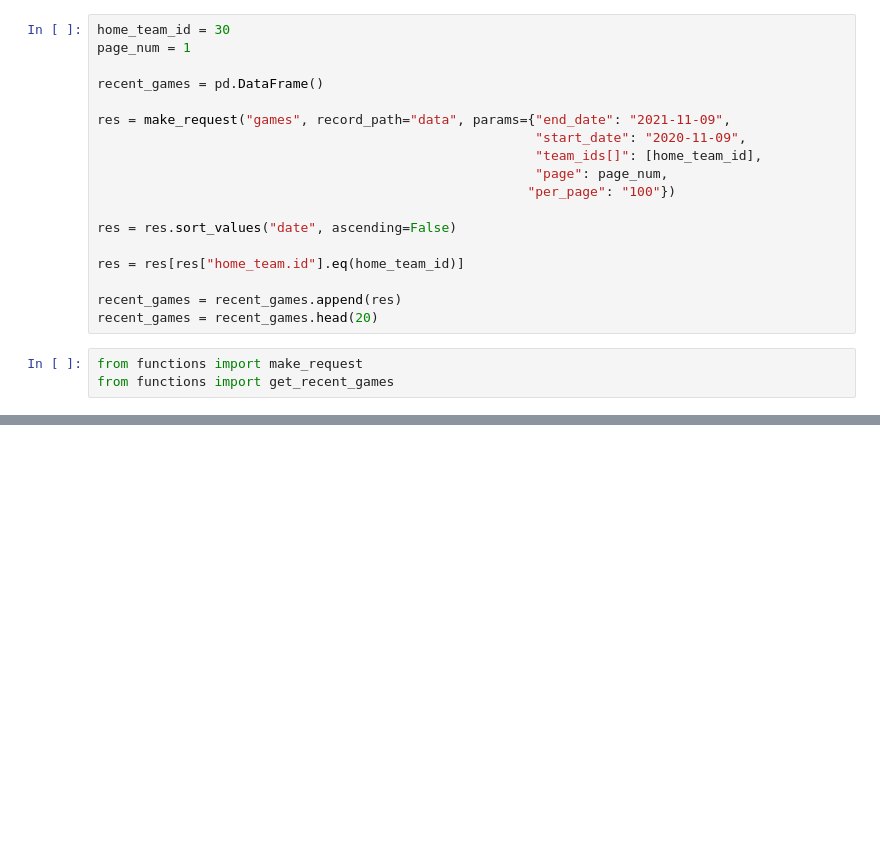
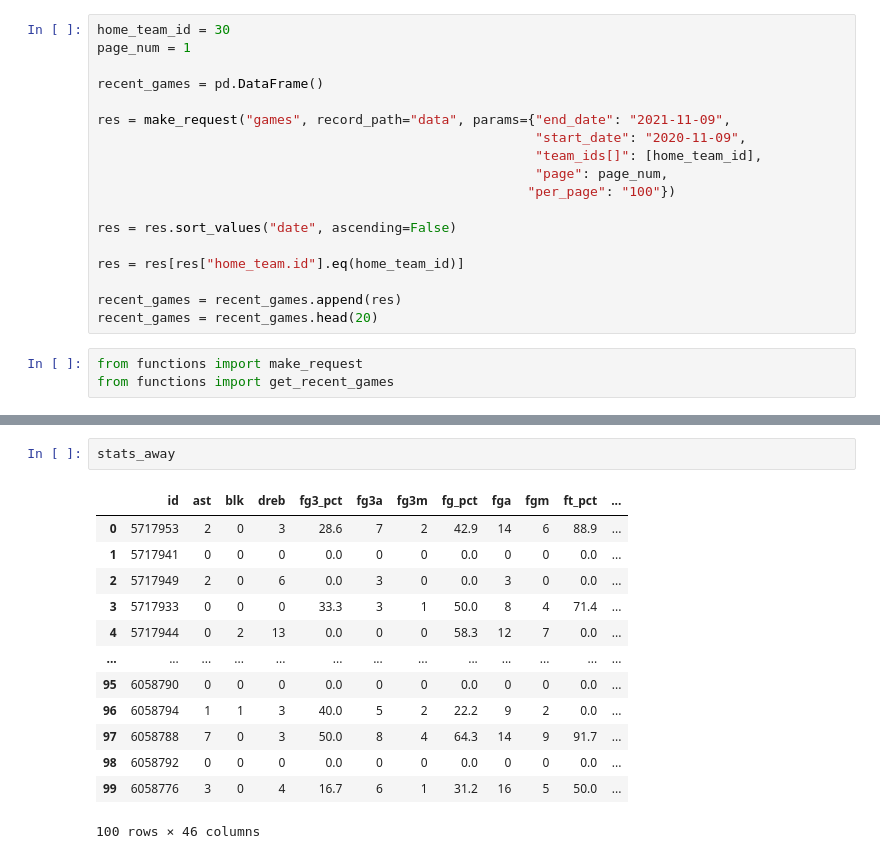
Before and after one commit to ZacharyArgentin/Predicting_NBA_Results, a Jupyter notebook: 5_API.ipynb, the cells around one changed output, grey strips where cells are left out. Saved outputs shown, nothing was run; the diff lists cells and outputs as text; blank space fills up the shorter version.

```diff
--- a/5_API.ipynb
+++ b/5_API.ipynb
@@ -65,0 +190,16 @@ def get_stats(game_ids_home, game_ids_away):
+# %%
+stats_away
+# %% [output]
+|  | id | ast | blk | dreb | fg3_pct | fg3a | fg3m | fg_pct | fga | fgm | ft_pct | ... |
+| 0 | 5717953 | 2 | 0 | 3 | 28.6 | 7 | 2 | 42.9 | 14 | 6 | 88.9 | ... |
+| 1 | 5717941 | 0 | 0 | 0 | 0.0 | 0 | 0 | 0.0 | 0 | 0 | 0.0 | ... |
+| 2 | 5717949 | 2 | 0 | 6 | 0.0 | 3 | 0 | 0.0 | 3 | 0 | 0.0 | ... |
+| 3 | 5717933 | 0 | 0 | 0 | 33.3 | 3 | 1 | 50.0 | 8 | 4 | 71.4 | ... |
+| 4 | 5717944 | 0 | 2 | 13 | 0.0 | 0 | 0 | 58.3 | 12 | 7 | 0.0 | ... |
+| ... | ... | ... | ... | ... | ... | ... | ... | ... | ... | ... | ... | ... |
+| 95 | 6058790 | 0 | 0 | 0 | 0.0 | 0 | 0 | 0.0 | 0 | 0 | 0.0 | ... |
+| 96 | 6058794 | 1 | 1 | 3 | 40.0 | 5 | 2 | 22.2 | 9 | 2 | 0.0 | ... |
+| 97 | 6058788 | 7 | 0 | 3 | 50.0 | 8 | 4 | 64.3 | 14 | 9 | 91.7 | ... |
+| 98 | 6058792 | 0 | 0 | 0 | 0.0 | 0 | 0 | 0.0 | 0 | 0 | 0.0 | ... |
+| 99 | 6058776 | 3 | 0 | 4 | 16.7 | 6 | 1 | 31.2 | 16 | 5 | 50.0 | ... |
+100 rows × 46 columns
```
Also changed, not shown: parts of 14 cells of this notebook, 2 other files.
